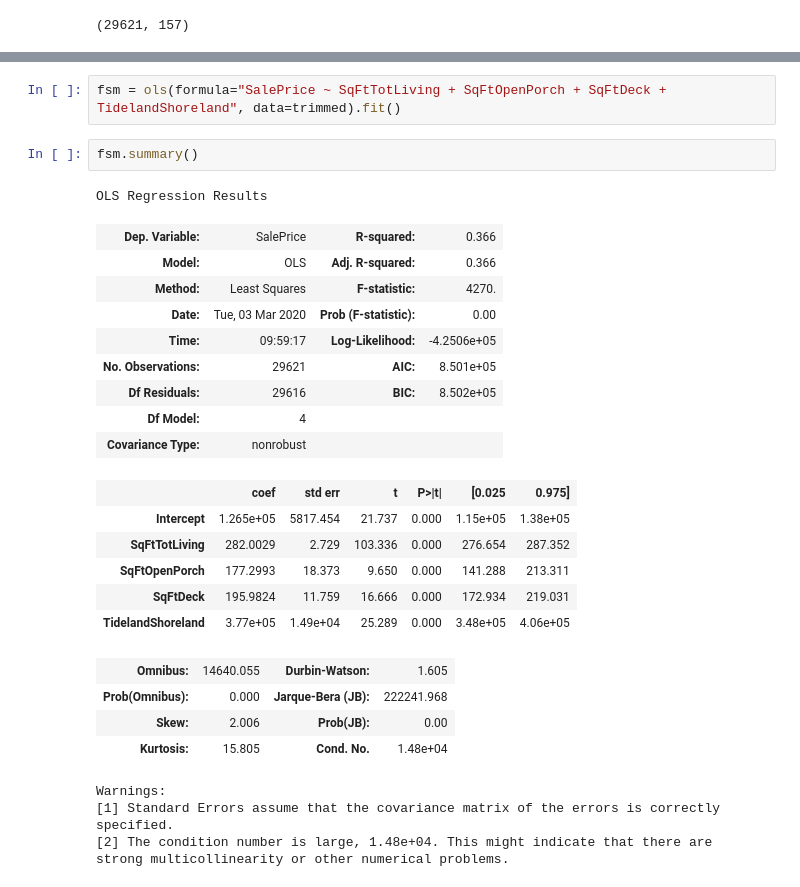
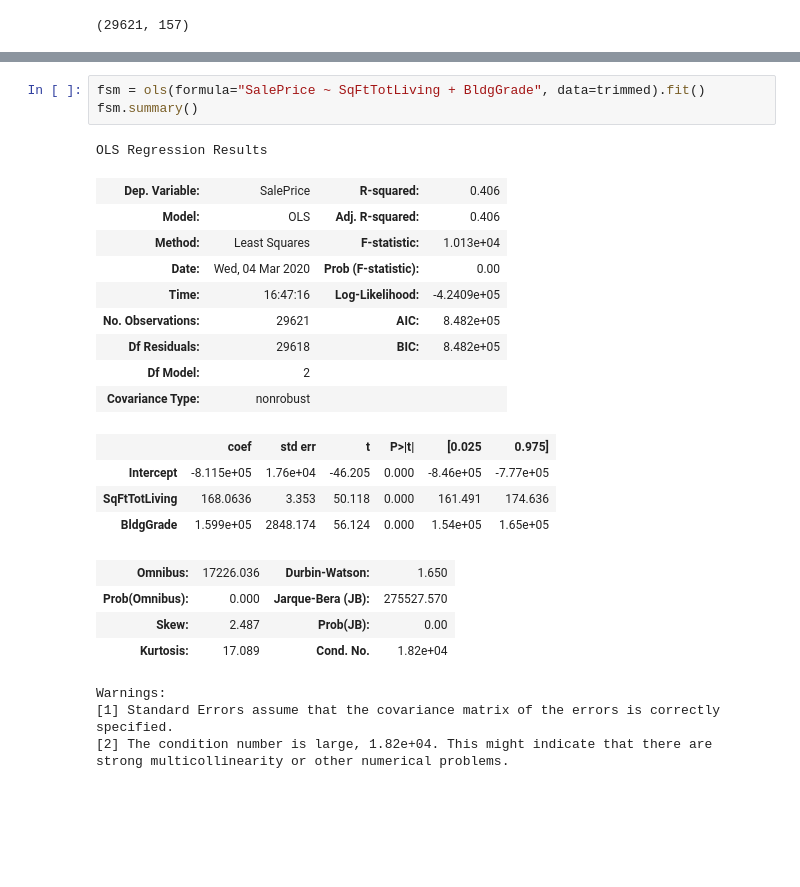
Before and after one commit to sam-thurman/king_county_housing, a Jupyter notebook: notebooks/exploratory/jarod_exploratory.ipynb, the cells around one changed output, grey strips where cells are left out. Saved outputs shown, nothing was run; the diff lists cells and outputs as text; blank space fills up the shorter version.

Commit message:
working finished generel stats acquisition method

```diff
--- a/notebooks/exploratory/jarod_exploratory.ipynb
+++ b/notebooks/exploratory/jarod_exploratory.ipynb
@@ -51,32 +47,29 @@ plt.plot(x, y, color = 'r')
 # %%
-fsm = ols(formula="SalePrice ~ SqFtTotLiving + SqFtOpenPorch + SqFtDeck + TidelandShoreland", data=trimmed).fit()
+fsm = ols(formula="SalePrice ~ SqFtTotLiving + BldgGrade", data=trimmed).fit()
+fsm.summary()
+# %% [output]
+OLS Regression Results
+| Dep. Variable: | SalePrice | R-squared: | 0.406 |
+| Model: | OLS | Adj. R-squared: | 0.406 |
+| Method: | Least Squares | F-statistic: | 1.013e+04 |
+| Date: | Wed, 04 Mar 2020 | Prob (F-statistic): | 0.00 |
+| Time: | 16:47:16 | Log-Likelihood: | -4.2409e+05 |
+| No. Observations: | 29621 | AIC: | 8.482e+05 |
+| Df Residuals: | 29618 | BIC: | 8.482e+05 |
+| Df Model: | 2 |  |  |
+| Covariance Type: | nonrobust |  |  |
+|  | coef | std err | t | P>|t| | [0.025 | 0.975] |
+| Intercept | -8.115e+05 | 1.76e+04 | -46.205 | 0.000 | -8.46e+05 | -7.77e+05 |
+| SqFtTotLiving | 168.0636 | 3.353 | 50.118 | 0.000 | 161.491 | 174.636 |
+| BldgGrade | 1.599e+05 | 2848.174 | 56.124 | 0.000 | 1.54e+05 | 1.65e+05 |
+| Omnibus: | 17226.036 | Durbin-Watson: | 1.650 |
+| Prob(Omnibus): | 0.000 | Jarque-Bera (JB): | 275527.570 |
+| Skew: | 2.487 | Prob(JB): | 0.00 |
+| Kurtosis: | 17.089 | Cond. No. | 1.82e+04 |
+Warnings:
+[1] Standard Errors assume that the covariance matrix of the errors is correctly specified.
+[2] The condition number is large, 1.82e+04. This might indicate that there are
+strong multicollinearity or other numerical problems.
-# %%
-fsm.summary()
-# %% [output]
-OLS Regression Results
-| Dep. Variable: | SalePrice | R-squared: | 0.366 |
-| Model: | OLS | Adj. R-squared: | 0.366 |
-| Method: | Least Squares | F-statistic: | 4270. |
-| Date: | Tue, 03 Mar 2020 | Prob (F-statistic): | 0.00 |
-| Time: | 09:59:17 | Log-Likelihood: | -4.2506e+05 |
-| No. Observations: | 29621 | AIC: | 8.501e+05 |
-| Df Residuals: | 29616 | BIC: | 8.502e+05 |
-| Df Model: | 4 |  |  |
-| Covariance Type: | nonrobust |  |  |
-|  | coef | std err | t | P>|t| | [0.025 | 0.975] |
-| Intercept | 1.265e+05 | 5817.454 | 21.737 | 0.000 | 1.15e+05 | 1.38e+05 |
-| SqFtTotLiving | 282.0029 | 2.729 | 103.336 | 0.000 | 276.654 | 287.352 |
-| SqFtOpenPorch | 177.2993 | 18.373 | 9.650 | 0.000 | 141.288 | 213.311 |
-| SqFtDeck | 195.9824 | 11.759 | 16.666 | 0.000 | 172.934 | 219.031 |
-| TidelandShoreland | 3.77e+05 | 1.49e+04 | 25.289 | 0.000 | 3.48e+05 | 4.06e+05 |
-| Omnibus: | 14640.055 | Durbin-Watson: | 1.605 |
-| Prob(Omnibus): | 0.000 | Jarque-Bera (JB): | 222241.968 |
-| Skew: | 2.006 | Prob(JB): | 0.00 |
-| Kurtosis: | 15.805 | Cond. No. | 1.48e+04 |
-Warnings:
-[1] Standard Errors assume that the covariance matrix of the errors is correctly specified.
-[2] The condition number is large, 1.48e+04. This might indicate that there are
-strong multicollinearity or other numerical problems.
 # %%
 rainbow_statistic, rainbow_p_value = linear_rainbow(fsm)
 print("Rainbow statistic:", rainbow_statistic)
```
Also changed, not shown: parts of 23 cells of this notebook, 5 other files.
